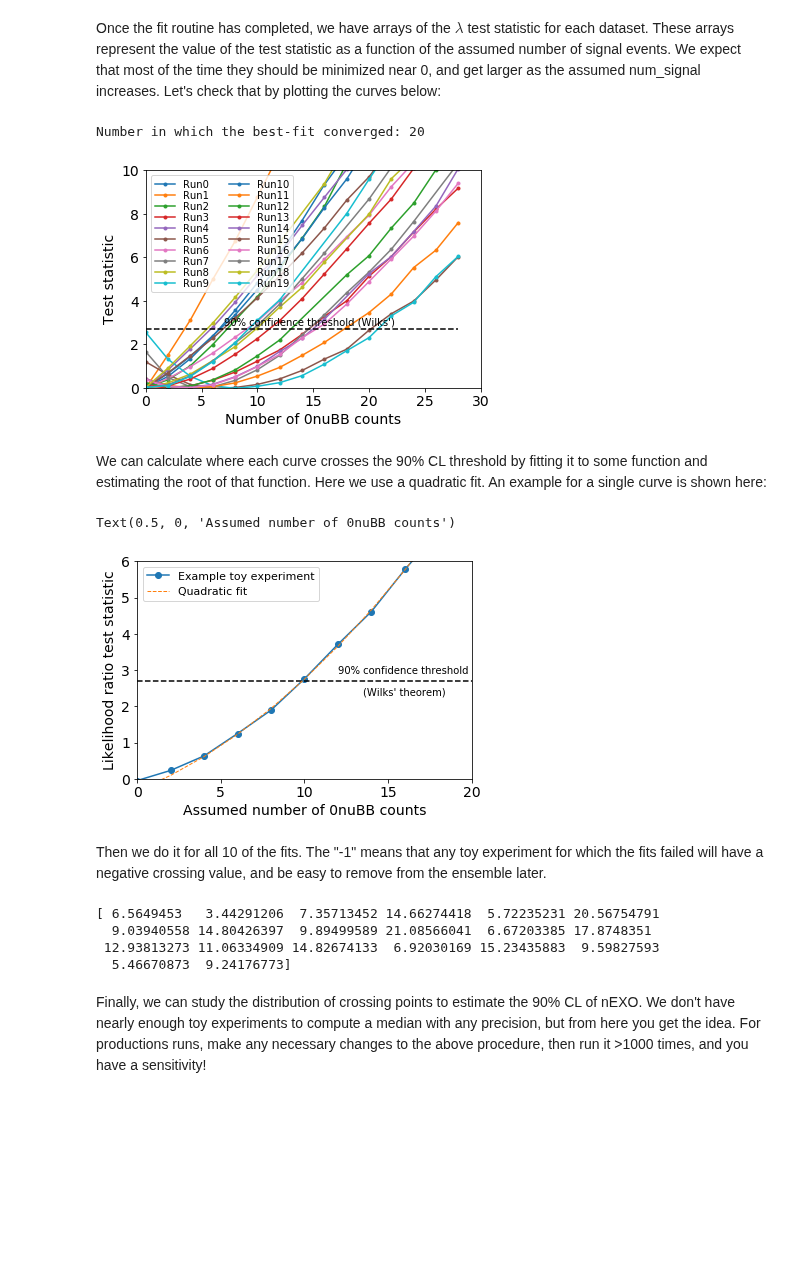
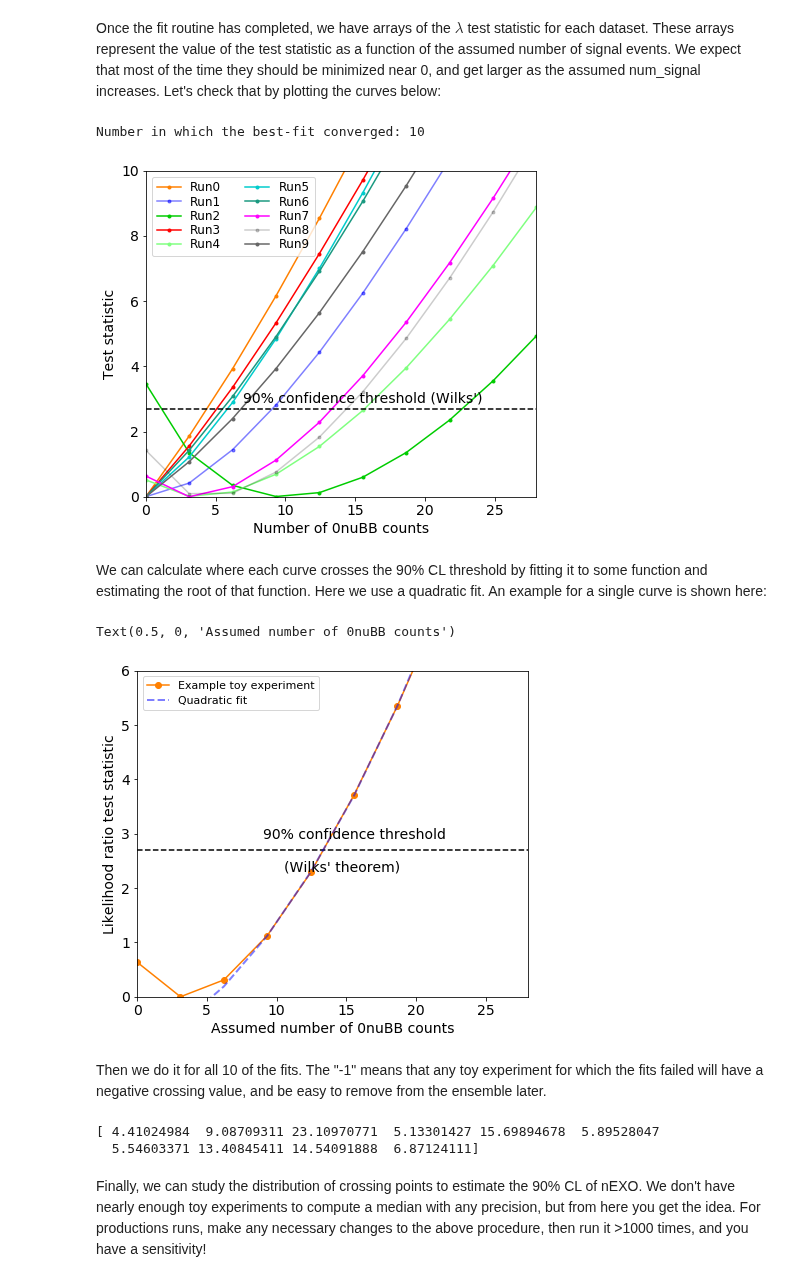
Before and after one commit to YMTheory/sensitivity, a Jupyter notebook: work/Sensitivity Calculation Tutorial.ipynb, the cells around one changed output. Saved outputs shown, nothing was run; the diff lists cells and outputs as text; code cells hidden in the pictures; blank space fills up the shorter version.

Commit message:
Changes to FitLikelihood class to enable plotting, changes to Tutorial notebook, and added the script used to compute the 90% confidence limits

```diff
--- a/work/Sensitivity Calculation Tutorial.ipynb
+++ b/work/Sensitivity Calculation Tutorial.ipynb
@@ -55,6 +55,9 @@ import pandas as pd
 import histlite as hl
 import numpy as np
 from matplotlib import pyplot as plt
+
+plt.rcParams.update({'font.size': 14})
+plt.rcParams['figure.figsize'] = (7,6)
 # %%
 # Import the nEXO sensitivity classes
 
@@ -488,7 +430,7 @@ def NegLogLikelihood(parameter_values):
 The parameters for Minuit are passes as tuples, so we need to create tuples of the variable names, the step size for each parameter, and a boolean array which indicates which variables will float in the minimization.
 # %%
 # Increase the step size for the Bb0n variable
-likelihood.SetFractionalMinuitError('Num_FullLXeBb0n', 0.01/0.0001)
+likelihood.SetFractionalMinuitInputError('Num_FullLXeBb0n', 0.01/0.0001)
 
 
 # par_fix_tuple is a tuple of bools. If a value is true, then the variable
@@ -498,7 +440,7 @@ likelihood.SetFractionalMinuitError('Num_FullLXeBb0n', 0.01/0.0001)
 
 m = Minuit.from_array_func( NegLogLikelihood, \
                             np.copy(initial_values), \
-                            error = likelihood.GetMinuitErrorTuple(), \
+                            error = likelihood.GetMinuitInputErrorTuple(), \
                             fix   = likelihood.GetVariableFixTuple(), \
                             name  = likelihood.GetVariableNamesTuple(), \
                             limit = likelihood.GetVariableLimitsTuple(), \
@@ -615,12 +535,15 @@ where $\epsilon$ is the $0\nu\beta\beta$ detection efficiency, $N_{atoms}$ is th
 workspace.LoadComponentsTableFromFile( 'ComponentsTable_D-005_v25_2020-01-21.h5' )
 workspace.CreateGroupedPDFs()
 likelihood.AddPDFDataframeToModel( workspace.df_group_pdfs )
+initial_guess = likelihood.GetVariableValues()
 
-# Set Rn222 constraint
+
+# Fluctuate and set Rn222 constraint
 rn222_idx = likelihood.GetVariableIndex('Rn222')
-likelihood.SetGaussianConstraintFractional(likelihood.variable_list[rn222_idx]['Name'],\
-                                           likelihood.variable_list[rn222_idx]['Value'],\
-                                           0.1)
+rn222_constraint_val = (np.random.randn()*0.1 + 1)*initial_guess[rn222_idx]
+likelihood.SetGaussianConstraintAbsolute(likelihood.variable_list[rn222_idx]['Name'],\
+                                                         rn222_constraint_val, \
+                                                         0.1 * initial_guess[rn222_idx])
 
 # Next, set limits so that none of the PDFs go negative in the fit.
 for var in likelihood.variable_list:
@@ -637,10 +560,15 @@ for var in likelihood.variable_list:
 likelihood.SetVariableFixStatus('Num_FullTPC_Co60',True)
 
 # Increase the step size for the Bb0n variable
-likelihood.SetFractionalMinuitError('Num_FullLXeBb0n', 0.01/0.0001)
+likelihood.SetFractionalMinuitInputError('Num_FullLXeBb0n', 0.01/0.0001)
 
 print('\n\n')
 likelihood.PrintVariableList()
+
+print('\nConstraints:')
+for constraint in likelihood.constraints:
+    print('\t{}'.format(constraint))
+print('\n')
 # %% [output]
 Loading input data froma previously-generated components table....
 
@@ -666,9 +594,9 @@ In this example, we'll generate an ensemble of 10 datasets. This is not nearly e
 
 We begin by defining some variables which will control the fitting loops and store the fit results:
 # %%
-num_datasets = 20    # How many datasets to generate for our ensemble
-num_hypotheses = 15    # How many different values of N_signal to try
-xvals = np.linspace(0,28,15)    # Array of values to be used as N_signal hypotheses
+num_datasets = 10    # How many datasets to generate for our ensemble
+num_hypotheses = 10    # How many different values of N_signal to try
+xvals = np.linspace(0,28,10)    # Array of values to be used as N_signal hypotheses
 lambdas = np.zeros((num_datasets,num_hypotheses))   # Empty array which will contain the computed test statistics
 best_fit_converged = np.ones(num_datasets,dtype=bool)    # Array for flagging failed fits
 converged_mask = np.ones((num_datasets,num_hypotheses),dtype=bool)
@@ -791,53 +727,60 @@ Elapsed: 791.7s
 # %% [markdown]
 Once the fit routine has completed, we have arrays of the $\lambda$ test statistic for each dataset. These arrays represent the value of the test statistic as a function of the assumed number of signal events. We expect that most of the time they should be minimized near 0, and get larger as the assumed num_signal increases. Let's check that by plotting the curves below:
 # %%
-for i in range(0,20):
+plt.rcParams.update({'font.size': 14})
+plt.rcParams['figure.figsize'] = (7,6)
+
+for i in range(0,num_datasets):
 
     # Note: I only plot points for which the fit converged.
     if best_fit_converged[i]:
         plt.plot(xvals[converged_mask[i]],lambdas[i][converged_mask[i]],'-o',label='Run{}'.format(i),markersize=3)
 
 plt.plot(xvals,np.ones(len(xvals))*2.706,'--k')
-plt.text(7.,2.9,'90% confidence threshold (Wilks\')',fontsize=10)
-plt.axis([0.,30.,0.,10.])
-plt.legend(loc='upper left',fontsize=10,ncol=2,labelspacing=0.1)
+plt.text(7.,2.9,'90% confidence threshold (Wilks\')',fontsize=14)
+plt.axis([0.,28.,0.,10.])
+plt.legend(loc='upper left',fontsize=12,ncol=2,labelspacing=0.1)
 plt.ylabel('Test statistic')
 plt.xlabel('Number of 0nuBB counts')
 print('Number in which the best-fit converged: {}'.format(np.sum(best_fit_converged)))
 # %% [output]
-Number in which the best-fit converged: 20
+Number in which the best-fit converged: 10
-[figure, old version]
+[figure, new version]
 # %% [markdown]
 We can calculate where each curve crosses the 90% CL threshold by fitting it to some function and estimating the root of that function. Here we use a quadratic fit. An example for a single curve is shown here:
 # %%
-curve_idx = 8 # Choose one of the curves, it doesn't matter which one
+curve_idx = 7 # Choose one of the curves, it doesn't matter which one
 
 plt.plot(xvals,lambdas[curve_idx],'-o',label='Example toy experiment')
 plt.plot(xvals,np.ones(len(xvals))*2.706,'--k')
 
 # Define a mask around the crossing point, and use only fits which converged:
-mask = (lambdas[curve_idx]>1.)&(lambdas[curve_idx]<7.)&converged_mask[curve_idx]
+indexes = range(len(lambdas[curve_idx]))
+mask = (lambdas[curve_idx]>1.)&\
+        (lambdas[curve_idx]<7.)&\
+        (converged_mask[curve_idx])&\
+        (indexes>np.argmin(lambdas[curve_idx]))
 
 if len(xvals[mask]) > 0:
     # Fit a quadratic function, then plot it on top of the test statistic curve
     p = np.polyfit(xvals[mask],lambdas[curve_idx][mask],2.)
-    plt.plot(xvals, p[0]*xvals**2 + p[1]*xvals + p[2],'--',linewidth=1,label='Quadratic fit')
+    plt.plot(xvals, p[0]*xvals**2 + p[1]*xvals + p[2],'--',linewidth=2,label='Quadratic fit')
 
-plt.text(12.,2.9,'90% confidence threshold',fontsize=10)
-plt.text(13.5,2.3,'(Wilks\' theorem)',fontsize=10)
-plt.axis([0.,20.,0.,6.])
+plt.text(9.,2.9,'90% confidence threshold',fontsize=14)
+plt.text(10.5,2.3,'(Wilks\' theorem)',fontsize=14)
+plt.axis([0.,28.,0.,6.])
 plt.legend(loc='upper left',fontsize=11)
 plt.ylabel('Likelihood ratio test statistic')
 plt.xlabel('Assumed number of 0nuBB counts')
 # %% [output]
 Text(0.5, 0, 'Assumed number of 0nuBB counts')
-[figure, old version]
+[figure, new version]
 # %% [markdown]
 Then we do it for all 10 of the fits. The "-1" means that any toy experiment for which the fits failed will have a negative crossing value, and be easy to remove from the ensemble later.
 # %%
-crossings = np.zeros(20) - 1.
+crossings = np.zeros(num_datasets) - 1.
 
-for i in range(0,20):
+for i in range(0,num_datasets):
 
         # only fit around the threhsold...
         mask = (lambdas[i]>1.)&(lambdas[i]<7.)&converged_mask[i]
@@ -848,10 +791,8 @@ for i in range(0,20):
 
 print(crossings)
 # %% [output]
-[ 6.5649453   3.44291206  7.35713452 14.66274418  5.72235231 20.56754791
-  9.03940558 14.80426397  9.89499589 21.08566041  6.67203385 17.8748351
- 12.93813273 11.06334909 14.82674133  6.92030169 15.23435883  9.59827593
-  5.46670873  9.24176773]
+[ 4.41024984  9.08709311 23.10970771  5.13301427 15.69894678  5.89528047
+  5.54603371 13.40845411 14.54091888  6.87124111]
 # %% [markdown]
 Finally, we can study the distribution of crossing points to estimate the 90% CL of nEXO. We don't have nearly enough toy experiments to compute a median with any precision, but from here you get the idea. For productions runs, make any necessary changes to the above procedure, then run it >1000 times, and you have a sensitivity!
 # %%
```
Also changed, not shown: parts of 20 cells of this notebook, 3 other files.
